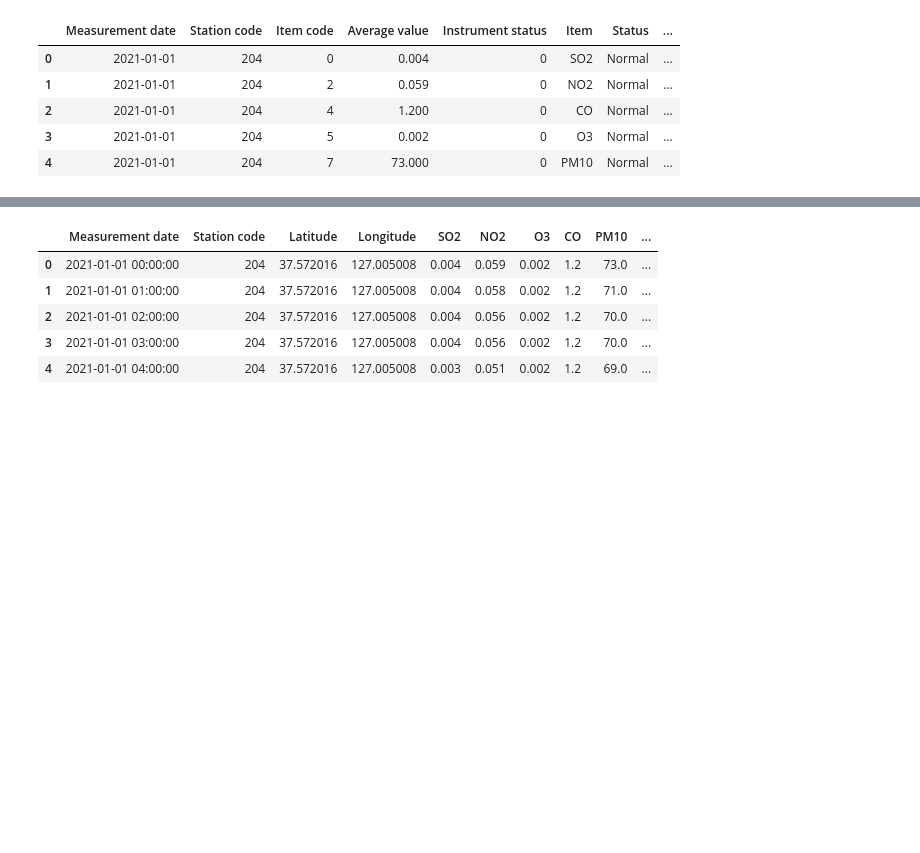
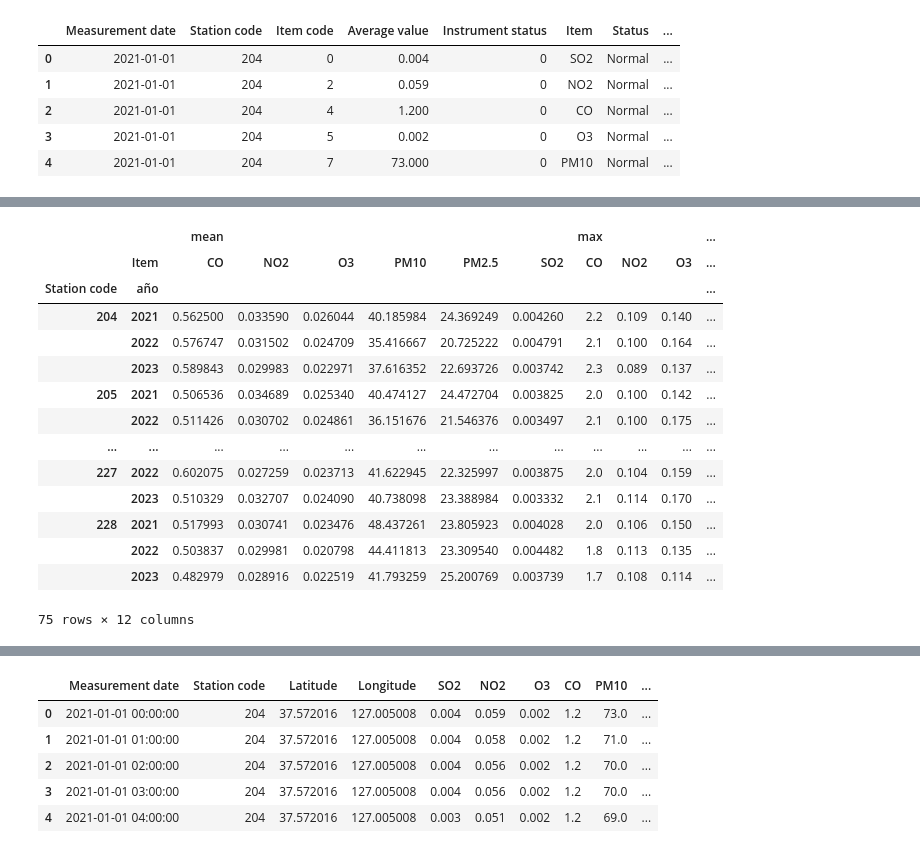
Before and after one commit to carlosgomezagrafojo/pollution-data, a Jupyter notebook: proyect_contaminacion.ipynb, the cells around one changed output, grey strips where cells are left out. Saved outputs shown, nothing was run; the diff lists cells and outputs as text; code cells hidden in the pictures; blank space fills up the shorter version.

```diff
--- a/proyect_contaminacion.ipynb
+++ b/proyect_contaminacion.ipynb
@@ -210,0 +297,25 @@ df_instrument.head()
+# %%
+# Agrupamos por: "Station" y "año" y pivoteamos por Item
+df_instrument_normal_pivot_time_Station = df_instrument_normal.pivot_table(
+    index= ["Station code","año"],  # Agrupar por año
+    columns="Item",  # Pivotear por Item (SO2, NO2, etc.)
+    values="Average value",  # Agregar los valores de las mediciones
+    aggfunc=["mean", "max"]  # Calcular la media y la suma
+)
+df_instrument_normal_pivot_time_Station
+# %% [output]
+|  |  | mean |  |  |  |  |  | max |  |  | ... |
+|  | Item | CO | NO2 | O3 | PM10 | PM2.5 | SO2 | CO | NO2 | O3 | ... |
+| Station code | año |  |  |  |  |  |  |  |  |  | ... |
+| 204 | 2021 | 0.562500 | 0.033590 | 0.026044 | 40.185984 | 24.369249 | 0.004260 | 2.2 | 0.109 | 0.140 | ... |
+|  | 2022 | 0.576747 | 0.031502 | 0.024709 | 35.416667 | 20.725222 | 0.004791 | 2.1 | 0.100 | 0.164 | ... |
+|  | 2023 | 0.589843 | 0.029983 | 0.022971 | 37.616352 | 22.693726 | 0.003742 | 2.3 | 0.089 | 0.137 | ... |
+| 205 | 2021 | 0.506536 | 0.034689 | 0.025340 | 40.474127 | 24.472704 | 0.003825 | 2.0 | 0.100 | 0.142 | ... |
+|  | 2022 | 0.511426 | 0.030702 | 0.024861 | 36.151676 | 21.546376 | 0.003497 | 2.1 | 0.100 | 0.175 | ... |
+| ... | ... | ... | ... | ... | ... | ... | ... | ... | ... | ... | ... |
+| 227 | 2022 | 0.602075 | 0.027259 | 0.023713 | 41.622945 | 22.325997 | 0.003875 | 2.0 | 0.104 | 0.159 | ... |
+|  | 2023 | 0.510329 | 0.032707 | 0.024090 | 40.738098 | 23.388984 | 0.003332 | 2.1 | 0.114 | 0.170 | ... |
+| 228 | 2021 | 0.517993 | 0.030741 | 0.023476 | 48.437261 | 23.805923 | 0.004028 | 2.0 | 0.106 | 0.150 | ... |
+|  | 2022 | 0.503837 | 0.029981 | 0.020798 | 44.411813 | 23.309540 | 0.004482 | 1.8 | 0.113 | 0.135 | ... |
+|  | 2023 | 0.482979 | 0.028916 | 0.022519 | 41.793259 | 25.200769 | 0.003739 | 1.7 | 0.108 | 0.114 | ... |
+75 rows × 12 columns
```
Also changed, not shown: parts of 8 cells of this notebook.
